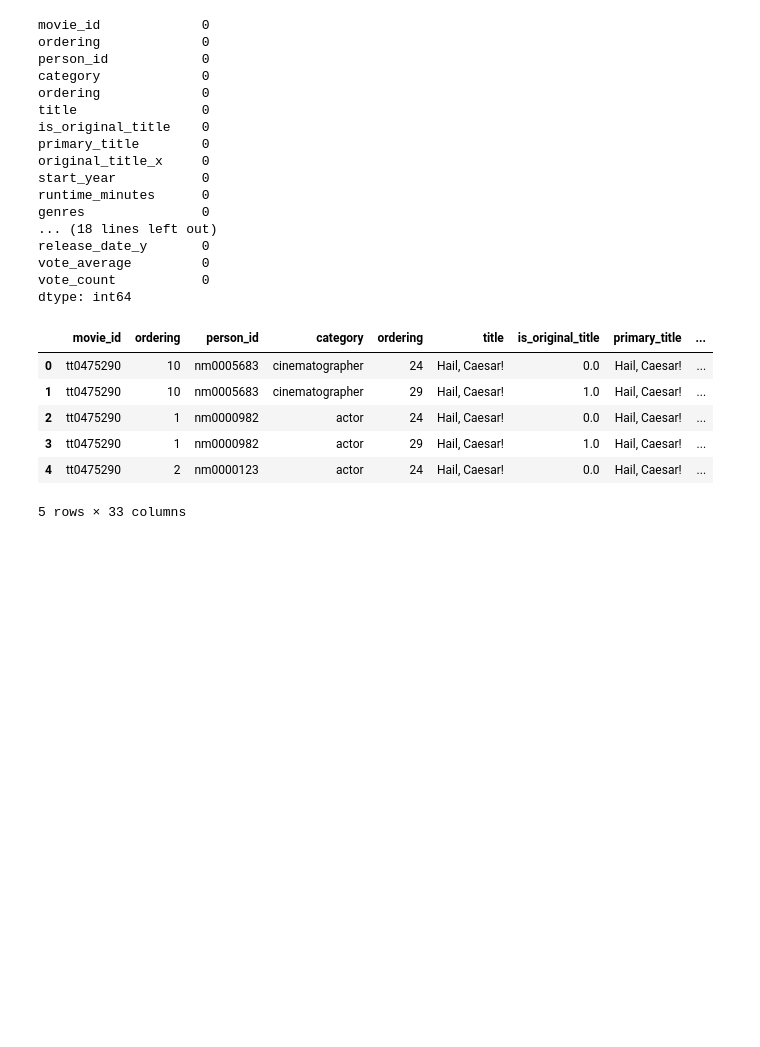
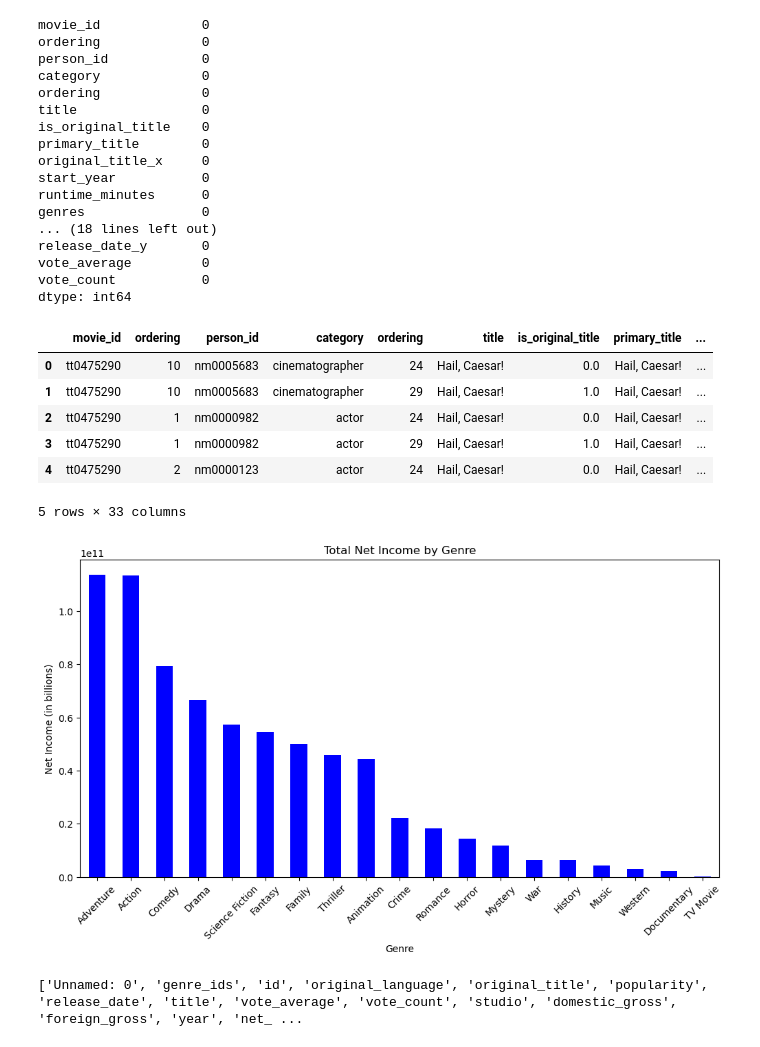
Before and after one commit to FrancisNdirangu/Phase-2-Project, a Jupyter notebook: merge.ipynb, the cells around one changed output. Saved outputs shown, nothing was run; the diff lists cells and outputs as text; code cells hidden in the pictures; blank space fills up the shorter version.

Commit message:
visualizations

```diff
--- a/merge.ipynb
+++ b/merge.ipynb
@@ -880,3 +880,45 @@ movies_full_data.head()
 | 3 | tt0475290 | 1 | nm0000982 | actor | 29 | Hail, Caesar! | 1.0 | Hail, Caesar! | ... |
 | 4 | tt0475290 | 2 | nm0000123 | actor | 24 | Hail, Caesar! | 0.0 | Hail, Caesar! | ... |
 5 rows × 33 columns
+# %%
+genre_map = {
+    28: 'Action',
+    12: 'Adventure',
+    16: 'Animation',
+    35: 'Comedy',
+    80: 'Crime',
+    99: 'Documentary',
+    18: 'Drama',
+    10751: 'Family',
+    14: 'Fantasy',
+    36: 'History',
+    27: 'Horror',
+    10402: 'Music',
+    9648: 'Mystery',
+    10749: 'Romance',
+    878: 'Science Fiction',
+    10770: 'TV Movie',
+    53: 'Thriller',
+    10752: 'War',
+    37: 'Western'
+}
+
+merged['genres'] = merged['genre_ids'].apply(
+    lambda x: [genre_map.get(g, "Unknown") for g in eval(x)]
+)
+# %%
+genre_income = merged.explode('genres').groupby('genres')['net_income'].sum().sort_values(ascending=False)
+# %%
+plt.figure(figsize=(12, 6))
+genre_income.plot(kind='bar', color='blue')
+plt.title("Total Net Income by Genre")
+plt.xlabel("Genre")
+plt.ylabel("Net Income (in billions)")
+plt.xticks(rotation=45)
+plt.show()
+# %% [output]
+[figure, added]
+# %%
+print(merged.columns.tolist())
+# %% [output]
+['Unnamed: 0', 'genre_ids', 'id', 'original_language', 'original_title', 'popularity', 'release_date', 'title', 'vote_average', 'vote_count', 'studio', 'domestic_gross', 'foreign_gross', 'year', 'net_ ...
```
Also changed, not shown: parts of 2 cells of this notebook, 4 other files.
